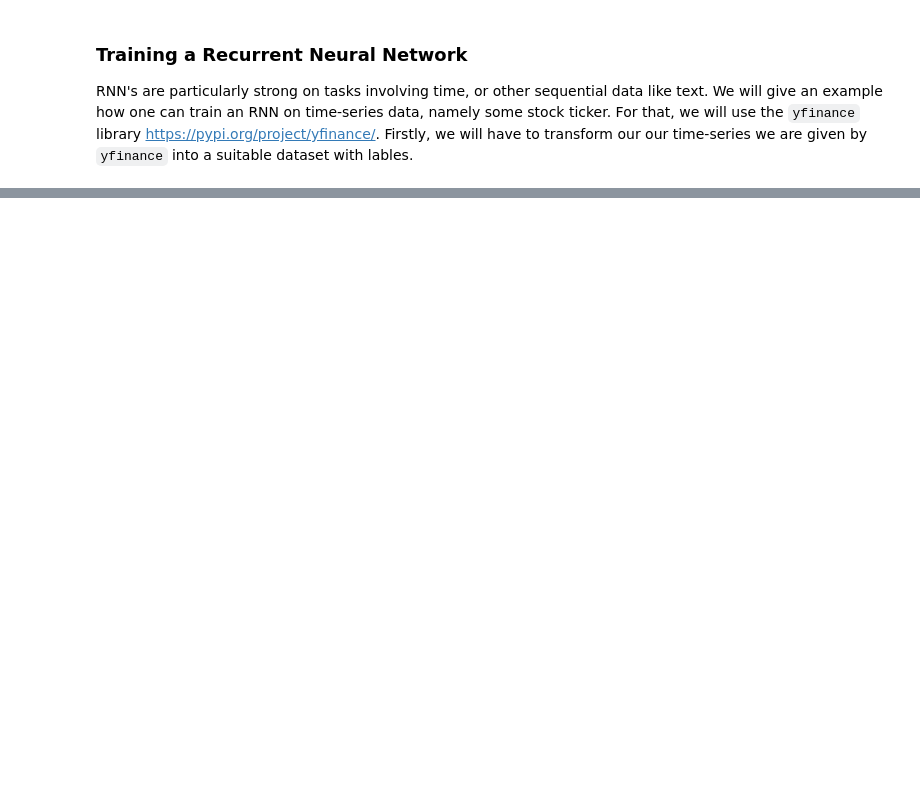
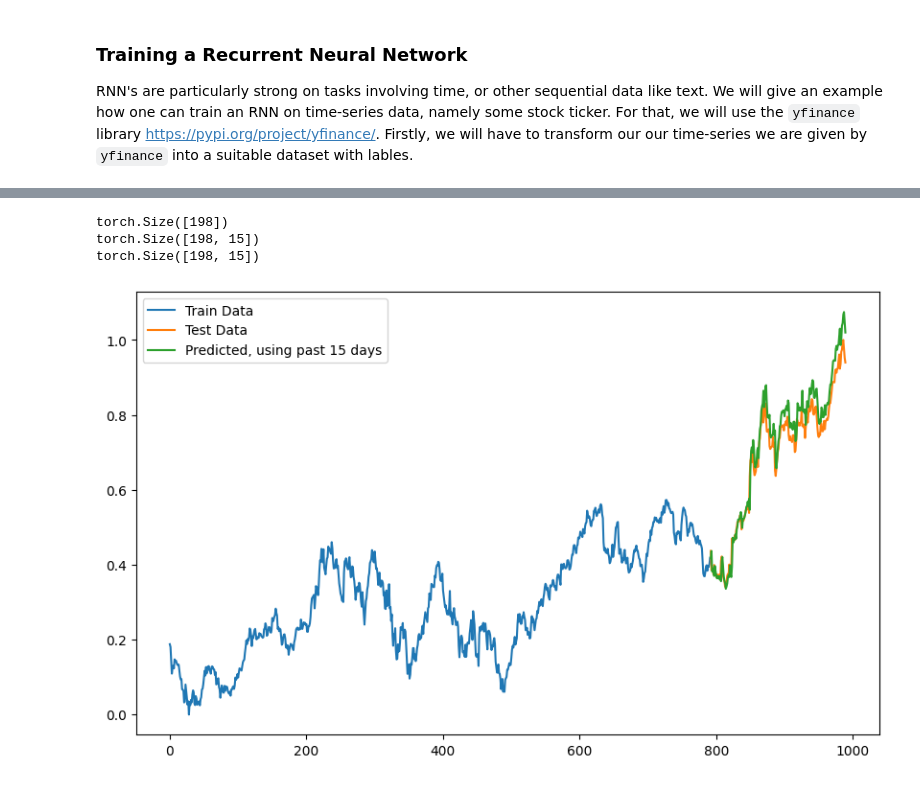
Before and after one commit to Mullerio/PyTorchZeroToHero, a Jupyter notebook: DeepLearning/basicRNN.ipynb, the cells around one changed output, grey strips where cells are left out. Cells and saved outputs as stored; diff of their text form; code cells hidden in the pictures; blank space fills up the shorter version.

```diff
--- a/DeepLearning/basicRNN.ipynb
+++ b/DeepLearning/basicRNN.ipynb
@@ -113,0 +147,20 @@ We got an average loss of 0.013000283390283585 on our test set.
+# %%
+length_train= len(labels_train.detach().numpy())
+
+print(labels_test.shape)
+print(inputs_test.shape)
+print(outputs.shape)
+
+plt.figure(figsize=(10, 6))
+plt.plot(range(length_train), labels_train.detach().numpy(), label="Train Data")
+plt.plot(range(length_train, length_train+len(labels_test.detach().numpy())), labels_test.detach().numpy(), label = "Test Data")
+#we take -1, as that is the sequence of values we predict to be the next value, based on the history of length seq_length we can look at, in general outputs[:, [i]] the model take the past i+1 days into account to make a prediction
+plt.plot(range(length_train, length_train+len(labels_test.detach().numpy())), outputs[:,[-1]].detach().numpy(), label=f"Predicted, using past {seq_length} days")
+plt.plot()
+plt.legend()
+plt.show()
+# %% [output]
+torch.Size([198])
+torch.Size([198, 15])
+torch.Size([198, 15])
+[figure, added]
```
Also changed, not shown: parts of 3 cells of this notebook.
